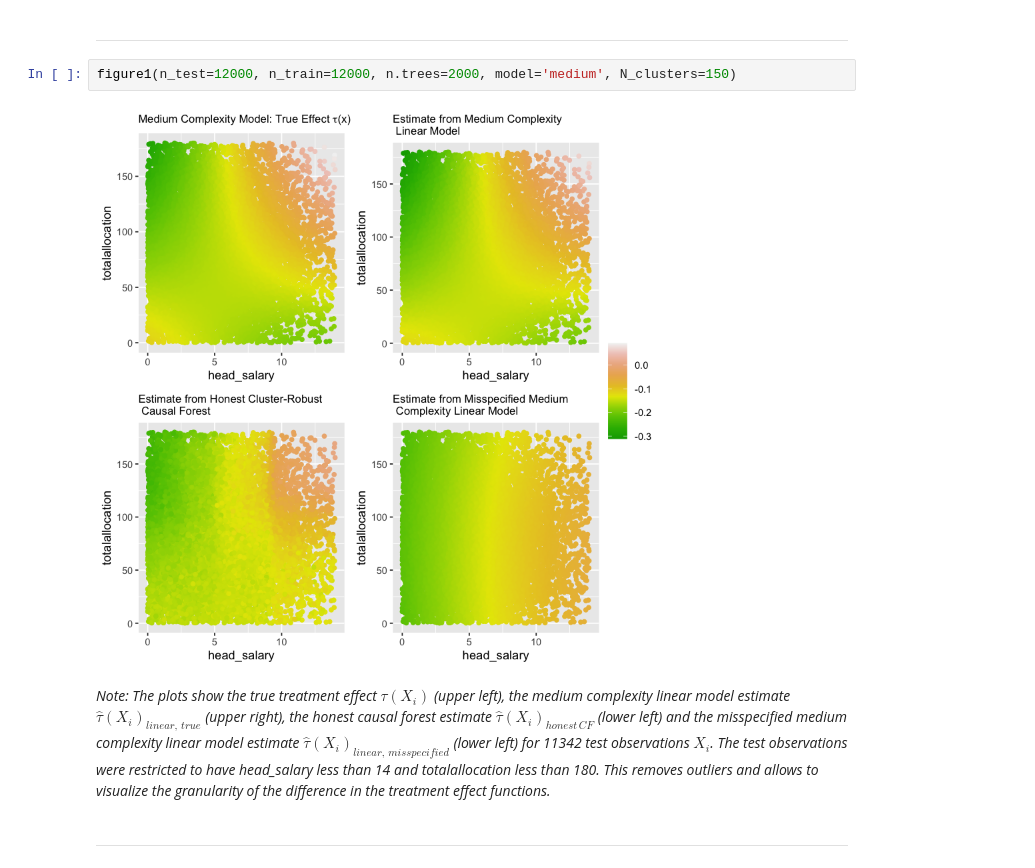
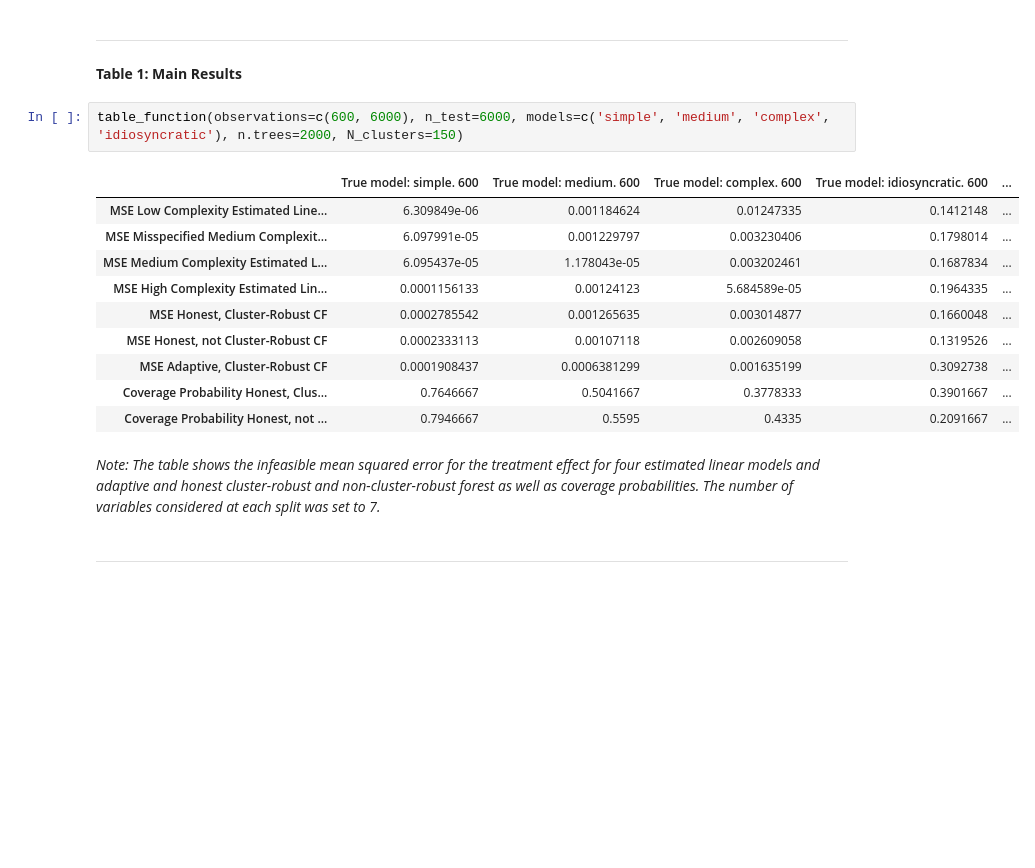
Before and after one commit to gerwinkiessling/CompStat, a Jupyter notebook: Project_Corruption.ipynb, the cells around one changed output. Saved outputs shown, nothing was run; the diff lists cells and outputs as text; blank space fills up the shorter version.

```diff
--- a/Project_Corruption.ipynb
+++ b/Project_Corruption.ipynb
@@ -943,10 +315,21 @@ Figure 1 attempts to display a typical situation a researcher mind find herself
 # %% [markdown]
 ---
-# %%
-figure1(n_test=12000, n_train=12000, n.trees=2000, model='medium', N_clusters=150)
-# %% [output]
-[figure, removed]
-# %% [markdown]
-_Note: The plots show the true treatment effect $\tau(X_i)$ (upper left), the medium complexity linear model estimate $\hat{\tau}(X_i)_{linear,\, true}$ (upper right), the honest causal forest estimate $\hat{\tau}(X_i)_{honest \, CF}$ (lower left) and the misspecified medium complexity linear model estimate $\hat{\tau}(X_i)_{linear,\, misspecified}$ (lower left) for 11342 test observations $X_i$. The test observations were restricted to have head_salary less than 14 and totalallocation less than 180. This removes outliers and allows to visualize the granularity of the difference in the treatment effect functions._
+# %% [markdown]
+**Table 1: Main Results**
+# %%
+table_function(observations=c(600, 6000), n_test=6000, models=c('simple', 'medium', 'complex', 'idiosyncratic'), n.trees=2000, N_clusters=150)
+# %% [output]
+|  | True model: simple. 600 | True model: medium. 600 | True model: complex. 600 | True model: idiosyncratic. 600 | ... |
+| MSE Low Complexity Estimated Line... | 6.309849e-06 | 0.001184624 | 0.01247335 | 0.1412148 | ... |
+| MSE Misspecified Medium Complexit... | 6.097991e-05 | 0.001229797 | 0.003230406 | 0.1798014 | ... |
+| MSE Medium Complexity Estimated L... | 6.095437e-05 | 1.178043e-05 | 0.003202461 | 0.1687834 | ... |
+| MSE High Complexity Estimated Lin... | 0.0001156133 | 0.00124123 | 5.684589e-05 | 0.1964335 | ... |
+| MSE Honest, Cluster-Robust CF | 0.0002785542 | 0.001265635 | 0.003014877 | 0.1660048 | ... |
+| MSE Honest, not Cluster-Robust CF | 0.0002333113 | 0.00107118 | 0.002609058 | 0.1319526 | ... |
+| MSE Adaptive, Cluster-Robust CF | 0.0001908437 | 0.0006381299 | 0.001635199 | 0.3092738 | ... |
+| Coverage Probability Honest, Clus... | 0.7646667 | 0.5041667 | 0.3778333 | 0.3901667 | ... |
+| Coverage Probability Honest, not ... | 0.7946667 | 0.5595 | 0.4335 | 0.2091667 | ... |
+# %% [markdown]
+_Note: The table shows the infeasible mean squared error for the treatment effect for four estimated linear models and adaptive and honest cluster-robust and non-cluster-robust forest as well as coverage probabilities. The number of variables considered at each split was set to 7._
 # %% [markdown]
 ---
```
Also changed, not shown: parts of 107 cells of this notebook.
